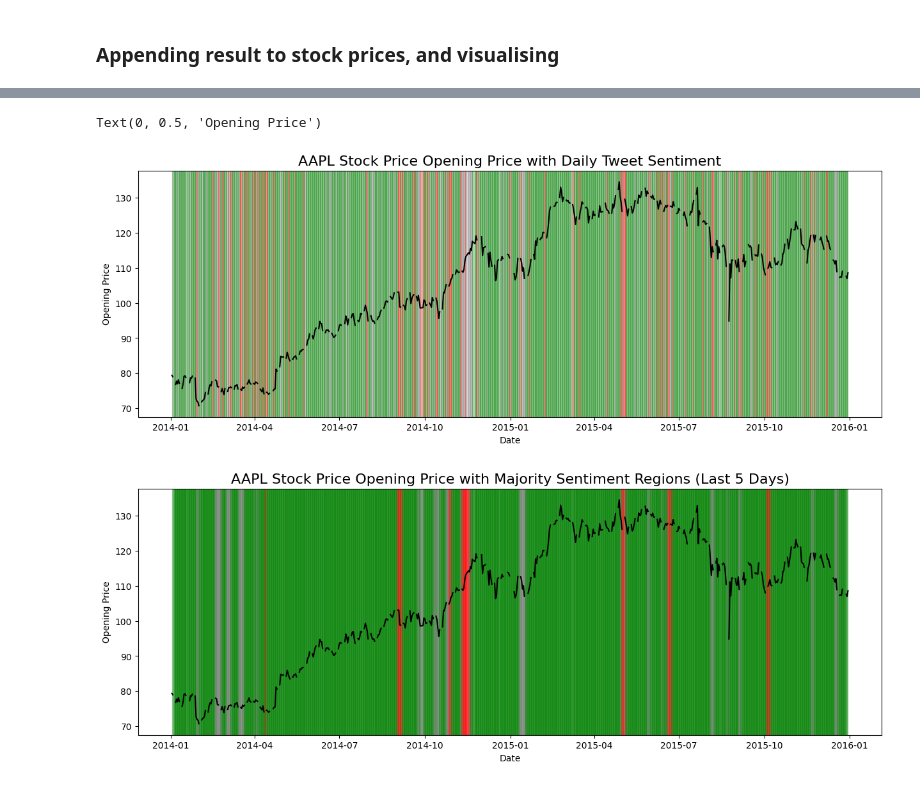
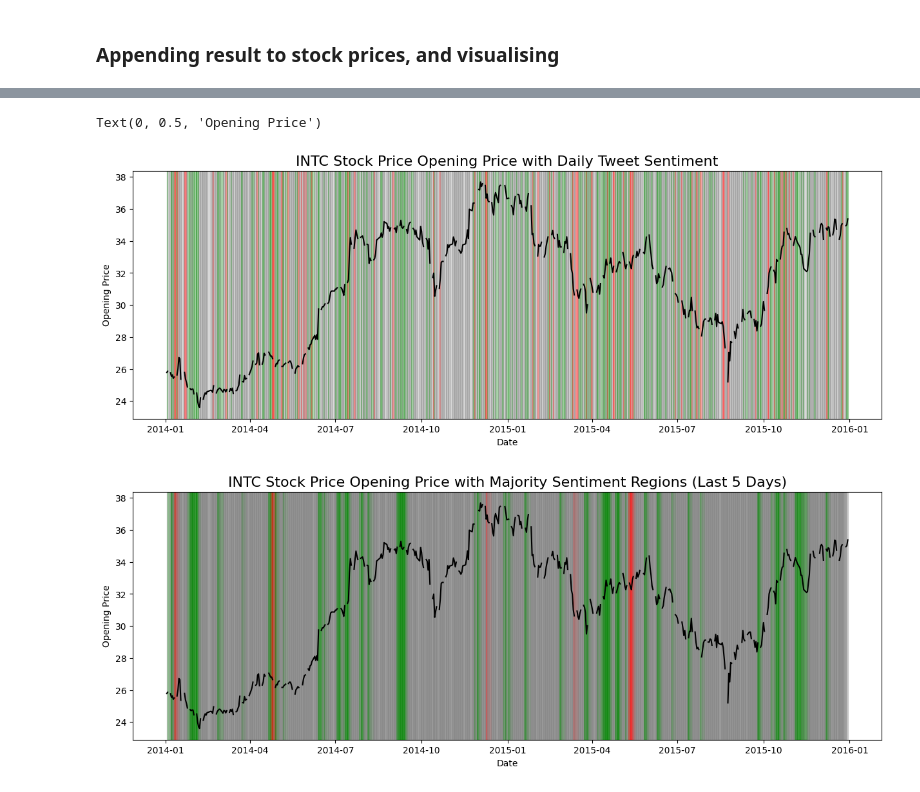
Before and after one commit to milapchu/datathon2_sudata_2024, a Jupyter notebook: sentiment-analysis.ipynb, the cells around one changed output, grey strips where cells are left out. Cells and saved outputs as stored; diff of their text form; code cells hidden in the pictures.

Commit message:
change to INTC

```diff
--- a/sentiment-analysis.ipynb
+++ b/sentiment-analysis.ipynb
@@ -65,11 +63,11 @@ os.getcwd()
 # %%
-tweet_path = Path('sample-data/tweet/') # Update your path here
-data_path = Path('sample-data/price/') # Update your path here
+tweet_path = Path('./tweet/') # Update your path here
+data_path = Path('./price/') # Update your path here
 # %% [markdown]
 Lets start by getting one day's worth of tweets and analysing the sentiment.
 # %%
 day = '2014-01-01'
-file_path = tweet_path / 'AAPL' / day
+file_path = tweet_path / 'INTC' / day
 # %%
 data = []
 with open(file_path, 'r') as f:
@@ -165,7 +152,7 @@ determine_sentiment(tweet_df['sentiment'])
 # %% [markdown]
 ### Getting the Majority Sentiment for all days
 # %%
-stock = 'AAPL'
+stock = 'INTC'
 stock_path = tweet_path / stock
 # %%
 # gets list of dates in this dir
@@ -219,7 +204,7 @@ all_sentiments[:5]
 # %% [markdown]
 ### Appending result to stock prices, and visualising
 # %%
-data_path = Path('sample-data/price/AAPL.csv') # Update your path here
+data_path = Path('./price/INTC.csv') # Update your path here
 df = pd.read_csv(data_path, header=0)
 # %%
 sentiment_df = pd.DataFrame(all_sentiments)
@@ -331,12 +316,12 @@ for i in range(1, len(df)):
     # Use ax.axhspan to color the region between two dates
     ax.axvspan(prev_date, curr_date, color=color, alpha=0.3)
 
-ax.set_title('AAPL Stock Price Opening Price with Daily Tweet Sentiment', fontsize=16)
+ax.set_title('INTC Stock Price Opening Price with Daily Tweet Sentiment', fontsize=16)
 ax.set_xlabel('Date')
 ax.set_ylabel('Opening Price')
 # %% [output]
 Text(0, 0.5, 'Opening Price')
-[figure, old version]
+[figure, new version]
 # %%
 def majority_sentiment(sentiments):
     pos_count = (sentiments == 'POS').sum()
@@ -352,28 +337,28 @@ def majority_sentiment(sentiments):
 # %%
 fig, ax = plt.subplots(figsize=(15, 5))
 
 ax.plot(df.index, df['Open'], label='Opening Price', color='black')
 
 for i in range(4, len(df)):  # Start at 4 since we need to look back 4 days
     prev_date = df.index[i - 4]  #
     curr_date = df.index[i]
 
 
     sentiment_last_five_days = df['Sentiment'].iloc[i-4:i+1]
 
     # Determine the majority sentiment over the last 5 days
     majority = majority_sentiment(sentiment_last_five_days)
 
 
     color = color_map.get(majority, 'gray')
     ax.axvspan(prev_date, curr_date, color=color, alpha=0.3)
 
 
-ax.set_title('AAPL Stock Price Opening Price with Majority Sentiment Regions (Last 5 Days)', fontsize=16)
+ax.set_title('INTC Stock Price Opening Price with Majority Sentiment Regions (Last 5 Days)', fontsize=16)
 ax.set_xlabel('Date')
 ax.set_ylabel('Opening Price')
 
 
 plt.show()
 # %% [output]
-[figure, old version]
+[figure, new version]
```
Also changed, not shown: parts of 20 cells of this notebook.
